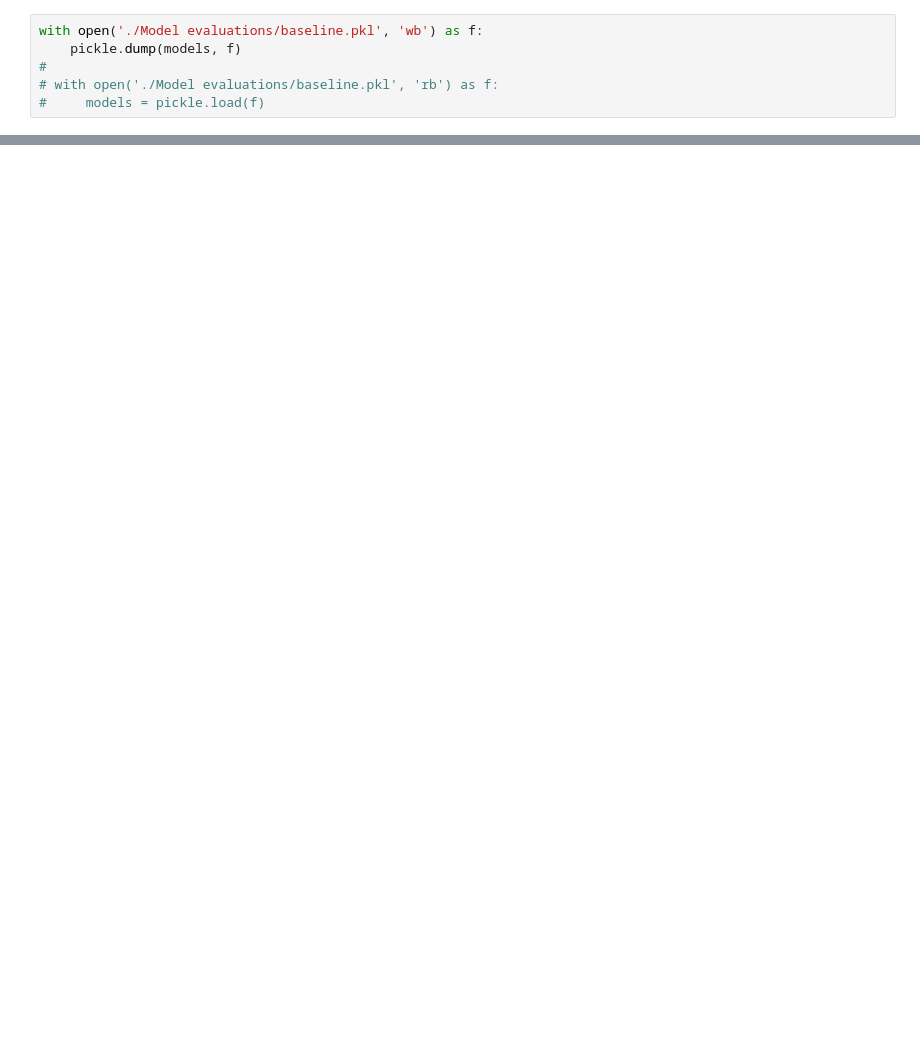
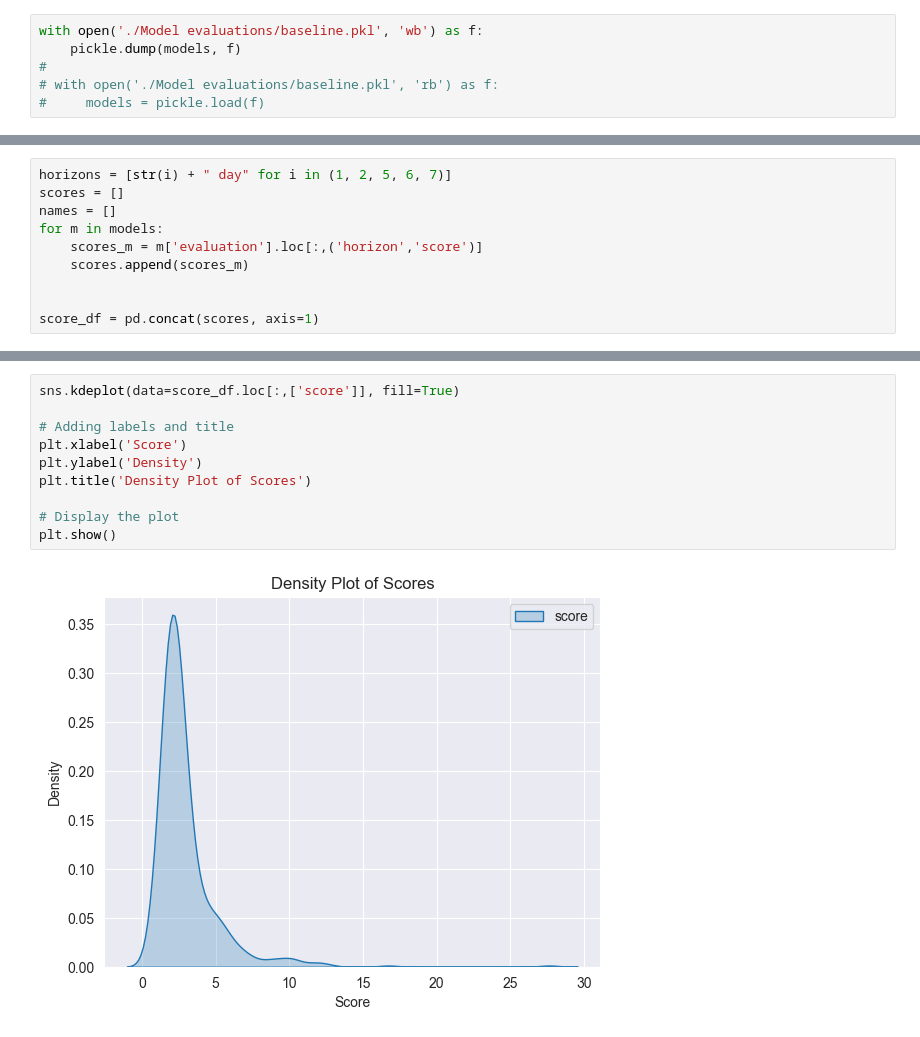
Before and after one commit to EliasKng/PTSFC, a Jupyter notebook: DAX/Validation/cross_validate_dax.ipynb, the cells around one changed output, grey strips where cells are left out. Saved outputs shown, nothing was run; the diff lists cells and outputs as text; blank space fills up the shorter version.

```diff
--- a/DAX/Validation/cross_validate_dax.ipynb
+++ b/DAX/Validation/cross_validate_dax.ipynb
@@ -94,0 +95,10 @@ with open('./Model evaluations/baseline.pkl', 'wb') as f:
+# %%
+horizons = [str(i) + " day" for i in (1, 2, 5, 6, 7)]
+scores = []
+names = []
+for m in models:
+    scores_m = m['evaluation'].loc[:,('horizon','score')]
+    scores.append(scores_m)
+
+
+score_df = pd.concat(scores, axis=1)
@@ -94,0 +121,12 @@ with open('./Model evaluations/baseline.pkl', 'wb') as f:
+# %%
+sns.kdeplot(data=score_df.loc[:,['score']], fill=True)
+
+# Adding labels and title
+plt.xlabel('Score')
+plt.ylabel('Density')
+plt.title('Density Plot of Scores')
+
+# Display the plot
+plt.show()
+# %% [output]
+[figure, added]
```
Also changed, not shown: parts of 4 cells of this notebook, 1 other file.
